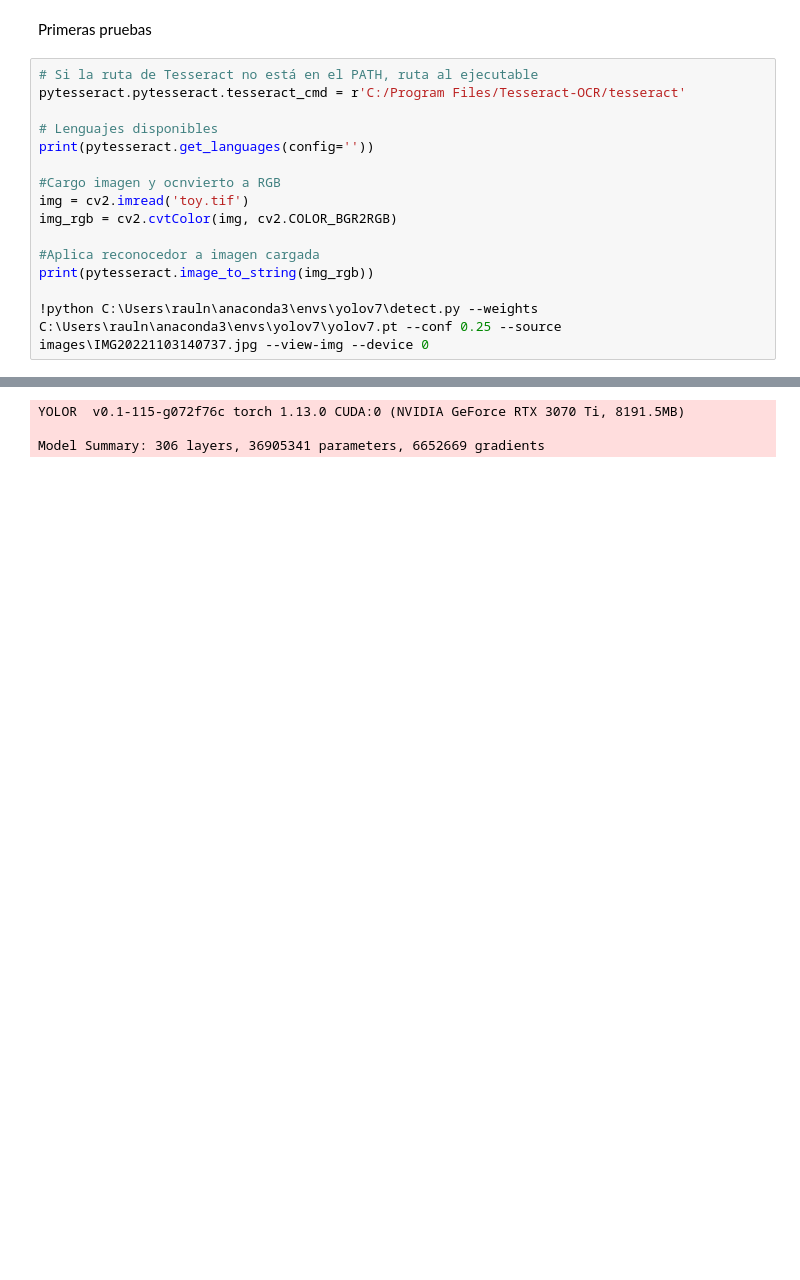
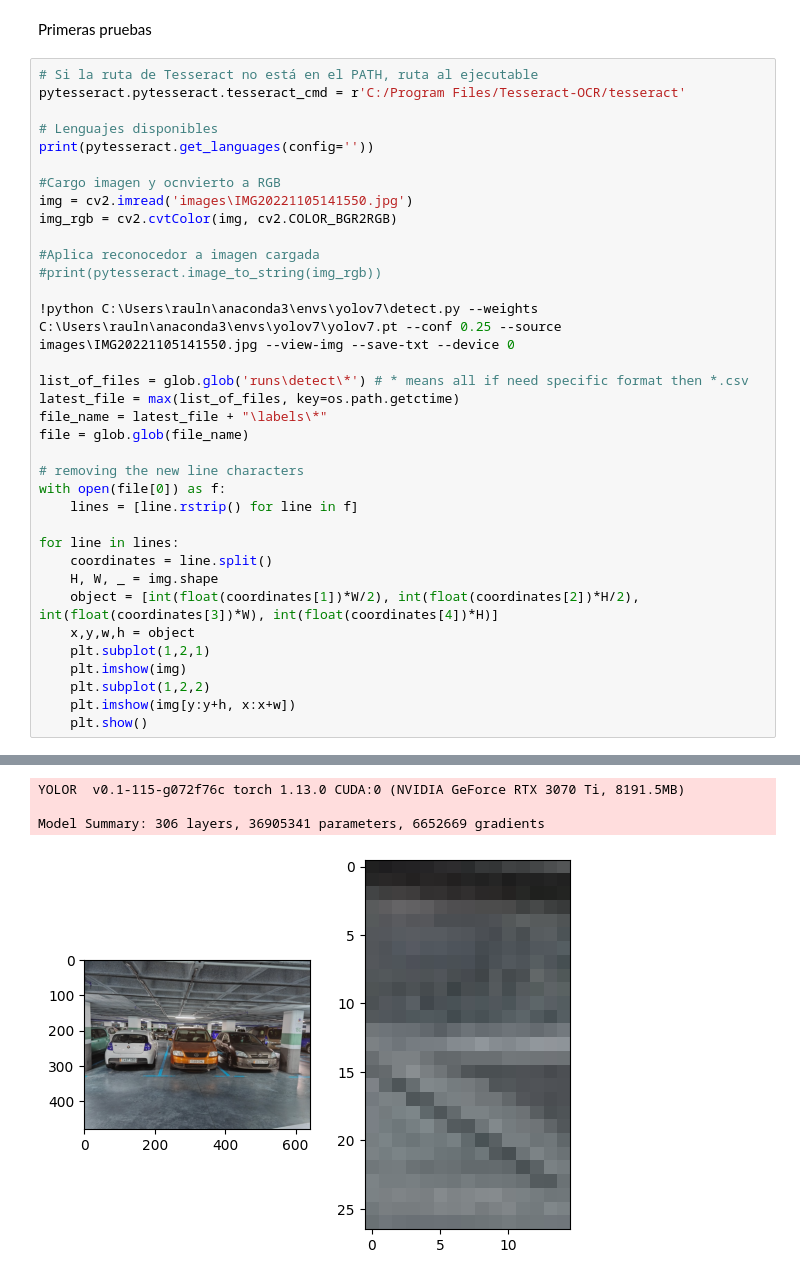
Before and after one commit to raulmat19/Vision-por-Computador, a Jupyter notebook: Practica-5/VC_P5.ipynb, the cells around one changed output, grey strips where cells are left out. Saved outputs shown, nothing was run; the diff lists cells and outputs as text; blank space fills up the shorter version.

Commit message:
P5 - yolov7 init

```diff
--- a/Practica-5/VC_P5.ipynb
+++ b/Practica-5/VC_P5.ipynb
@@ -13,12 +16,32 @@ pytesseract.pytesseract.tesseract_cmd = r'C:/Program Files/Tesseract-OCR/tessera
 print(pytesseract.get_languages(config=''))
 
 #Cargo imagen y ocnvierto a RGB
-img = cv2.imread('toy.tif')
+img = cv2.imread('images\IMG20221105141550.jpg')
 img_rgb = cv2.cvtColor(img, cv2.COLOR_BGR2RGB)
 
 #Aplica reconocedor a imagen cargada
-print(pytesseract.image_to_string(img_rgb))
+#print(pytesseract.image_to_string(img_rgb))
 
-!python C:\Users\rauln\anaconda3\envs\yolov7\detect.py --weights C:\Users\rauln\anaconda3\envs\yolov7\yolov7.pt --conf 0.25 --source images\IMG20221103140737.jpg --view-img --device 0
+!python C:\Users\rauln\anaconda3\envs\yolov7\detect.py --weights C:\Users\rauln\anaconda3\envs\yolov7\yolov7.pt --conf 0.25 --source images\IMG20221105141550.jpg --view-img --save-txt --device 0
+
+list_of_files = glob.glob('runs\detect\*') # * means all if need specific format then *.csv
+latest_file = max(list_of_files, key=os.path.getctime)
+file_name = latest_file + "\labels\*"
+file = glob.glob(file_name)
+
+# removing the new line characters
+with open(file[0]) as f:
+    lines = [line.rstrip() for line in f]
+
+for line in lines:
+    coordinates = line.split()
+    H, W, _ = img.shape
+    object = [int(float(coordinates[1])*W/2), int(float(coordinates[2])*H/2), int(float(coordinates[3])*W), int(float(coordinates[4])*H)]
+    x,y,w,h = object
+    plt.subplot(1,2,1)
+    plt.imshow(img)
+    plt.subplot(1,2,2)
+    plt.imshow(img[y:y+h, x:x+w])
+    plt.show()
 # %% [output]
 ['eng', 'equ', 'osd', 'spa', 'spa_old']
@@ -39,3 +60,4 @@ Done. (1.279s)
 YOLOR  v0.1-115-g072f76c torch 1.13.0 CUDA:0 (NVIDIA GeForce RTX 3070 Ti, 8191.5MB)
 
 Model Summary: 306 layers, 36905341 parameters, 6652669 gradients
+[figure, added]
```
Also changed, not shown: parts of 2 cells of this notebook, 1 other file.
